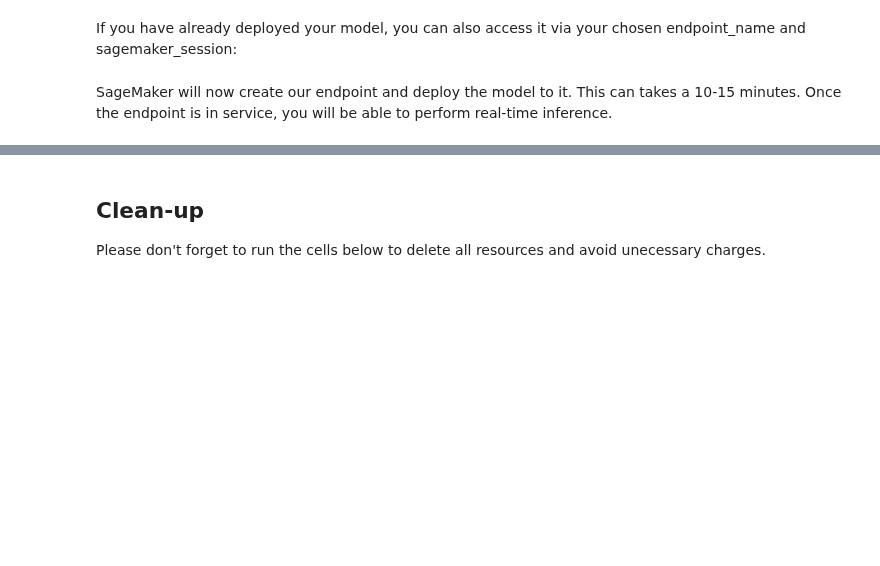
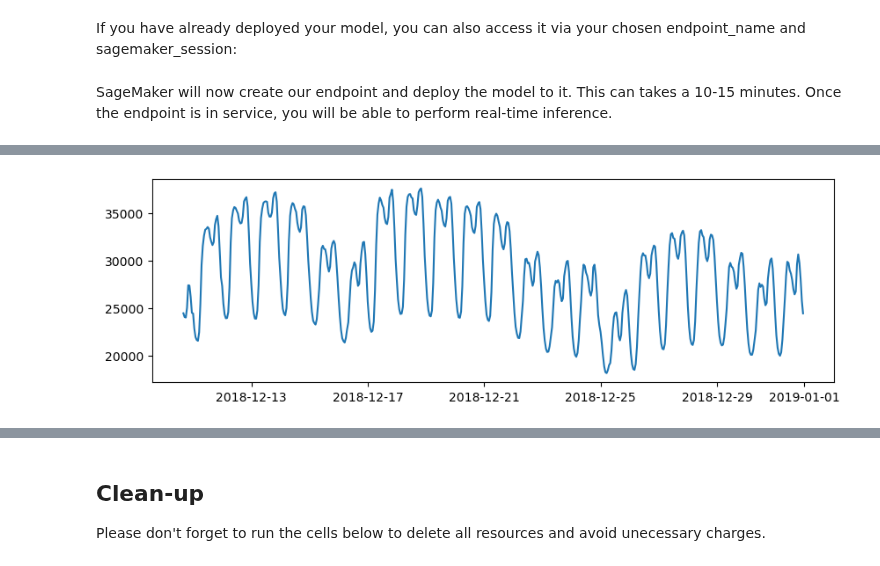
Before and after one commit to ibm-granite-community/SageMaker, a Jupyter notebook: granite-timeseries-ttm-r2/sample_notebook.ipynb, the cells around one changed output, grey strips where cells are left out. Drawn from its saved outputs; the diff is of its cells as text; code cells hidden in the pictures; blank space fills up the shorter version.

Commit message:
Granite time series sample notebook

```diff
--- a/granite-timeseries-ttm-r2/sample_notebook.ipynb
+++ b/granite-timeseries-ttm-r2/sample_notebook.ipynb
@@ -165,18 +191,25 @@ prompt_1 = """This is an example model request! I think LLMs are cool."""
 # %%
-# hyperparameters for llm
-payload_1 = {
-    "inputs": prompt_1,
-    "parameters": {
-        "details": True,
-        "max_tokens": 512
-    }
-}
+from datetime import datetime
 
-# send request to endpoint
-response_1 = deployed_model.predict(
-    data=json.dumps(payload_1),
-    initial_args={"Accept": "application/json", "ContentType": "application/json"},
-).decode("utf-8")
+import pandas as pd
 
-response_list = json.loads(response_1)[0]
-print(response_list["generated_text"])
+
+timestamp_column = "time"
+target_columns = ["total load actual"]
+context_length = 512
+
+
+# Read in the data from the downloaded file.
+input_df = pd.read_csv(
+    "hf://datasets/vitaliy-sharandin/energy-consumption-hourly-spain/energy_dataset.csv",
+    parse_dates=[timestamp_column],  # Parse the timestamp values as dates.
+)
+
+# Fill NA/NaN values by propagating the last valid value.
+input_df = input_df.ffill()
+
+# Only use the last `context_length` rows for prediction.
+input_df = input_df.iloc[-context_length:,]
+
+# Show the last few rows of the dataset.
+input_df.tail()
@@ -182,0 +224,9 @@ print(response_list["generated_text"])
+# %%
+! pip install -q matplotlib
+import matplotlib.pyplot as plt
+
+
+fig, axs = plt.subplots(len(target_columns), 1, figsize=(10, 3 * len(target_columns)), squeeze=False)
+for ax, target_column in zip(axs, target_columns):
+    ax[0].plot(input_df[timestamp_column], input_df[target_column])
+# %% [output]
@@ -182,0 +234 @@ print(response_list["generated_text"])
+[figure, added]
```
Also changed, not shown: parts of 23 cells of this notebook.
